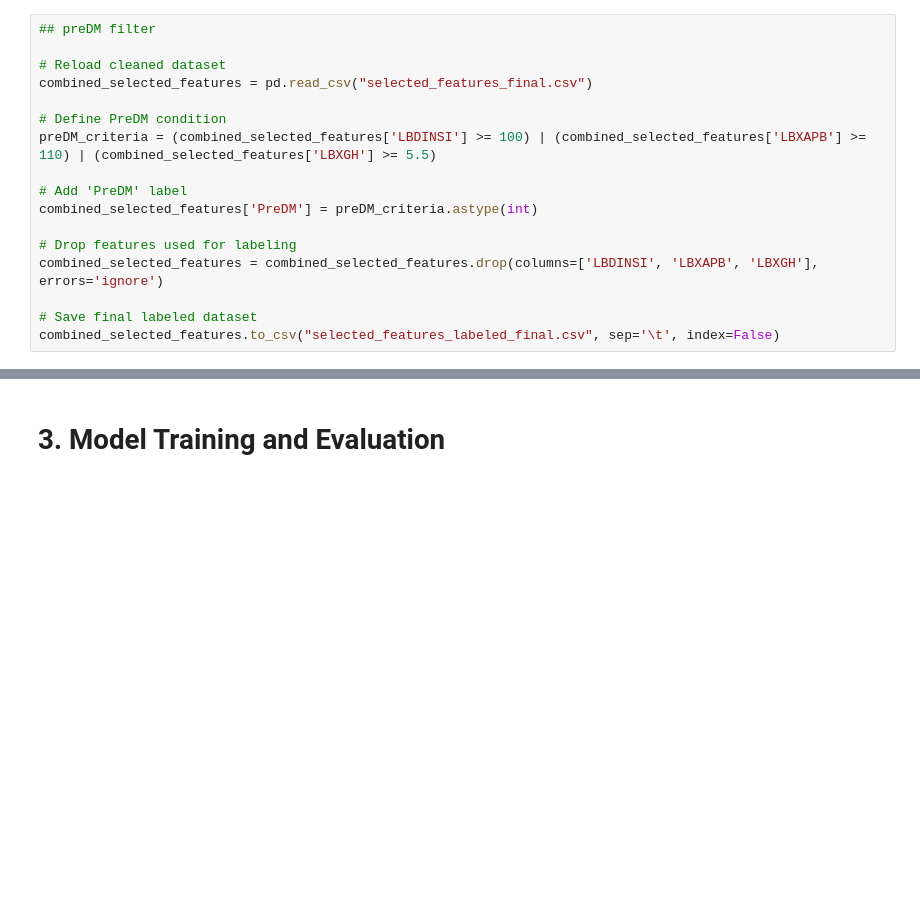
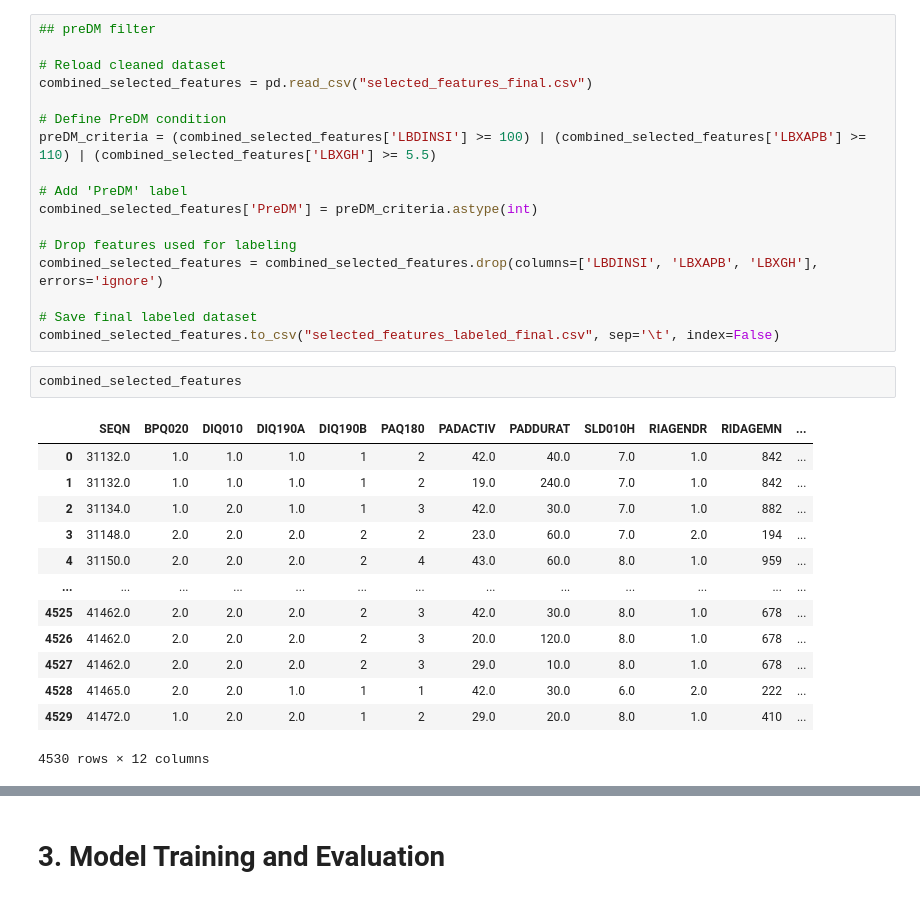
Before and after one commit to BK5102/FURI_Research-Project, a Jupyter notebook: final_analysis.ipynb, the cells around one changed output, grey strips where cells are left out. Drawn from its saved outputs; the diff is of its cells as text; blank space fills up the shorter version.

```diff
--- a/final_analysis.ipynb
+++ b/final_analysis.ipynb
@@ -206,6 +211,22 @@ combined_selected_features = combined_selected_features.drop(columns=['LBDINSI',
 
 # Save final labeled dataset
 combined_selected_features.to_csv("selected_features_labeled_final.csv", sep='\t', index=False)
+# %%
+combined_selected_features
+# %% [output]
+|  | SEQN | BPQ020 | DIQ010 | DIQ190A | DIQ190B | PAQ180 | PADACTIV | PADDURAT | SLD010H | RIAGENDR | RIDAGEMN | ... |
+| 0 | 31132.0 | 1.0 | 1.0 | 1.0 | 1 | 2 | 42.0 | 40.0 | 7.0 | 1.0 | 842 | ... |
+| 1 | 31132.0 | 1.0 | 1.0 | 1.0 | 1 | 2 | 19.0 | 240.0 | 7.0 | 1.0 | 842 | ... |
+| 2 | 31134.0 | 1.0 | 2.0 | 1.0 | 1 | 3 | 42.0 | 30.0 | 7.0 | 1.0 | 882 | ... |
+| 3 | 31148.0 | 2.0 | 2.0 | 2.0 | 2 | 2 | 23.0 | 60.0 | 7.0 | 2.0 | 194 | ... |
+| 4 | 31150.0 | 2.0 | 2.0 | 2.0 | 2 | 4 | 43.0 | 60.0 | 8.0 | 1.0 | 959 | ... |
+| ... | ... | ... | ... | ... | ... | ... | ... | ... | ... | ... | ... | ... |
+| 4525 | 41462.0 | 2.0 | 2.0 | 2.0 | 2 | 3 | 42.0 | 30.0 | 8.0 | 1.0 | 678 | ... |
+| 4526 | 41462.0 | 2.0 | 2.0 | 2.0 | 2 | 3 | 20.0 | 120.0 | 8.0 | 1.0 | 678 | ... |
+| 4527 | 41462.0 | 2.0 | 2.0 | 2.0 | 2 | 3 | 29.0 | 10.0 | 8.0 | 1.0 | 678 | ... |
+| 4528 | 41465.0 | 2.0 | 2.0 | 1.0 | 1 | 1 | 42.0 | 30.0 | 6.0 | 2.0 | 222 | ... |
+| 4529 | 41472.0 | 1.0 | 2.0 | 2.0 | 1 | 2 | 29.0 | 20.0 | 8.0 | 1.0 | 410 | ... |
+4530 rows × 12 columns
 # %%
 # prepare data for analysis, train/test
 # Load labeled dataset
```
Also changed, not shown: parts of 21 cells of this notebook.
